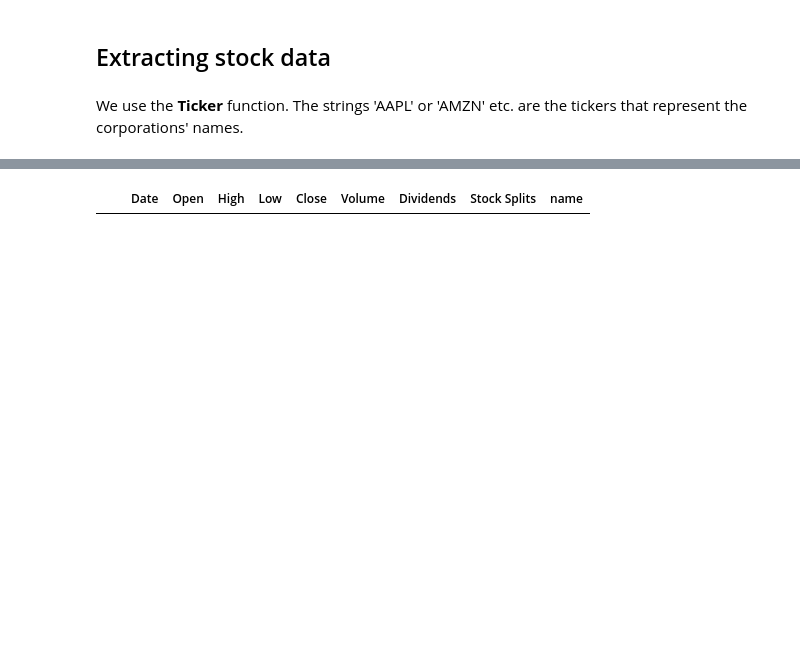
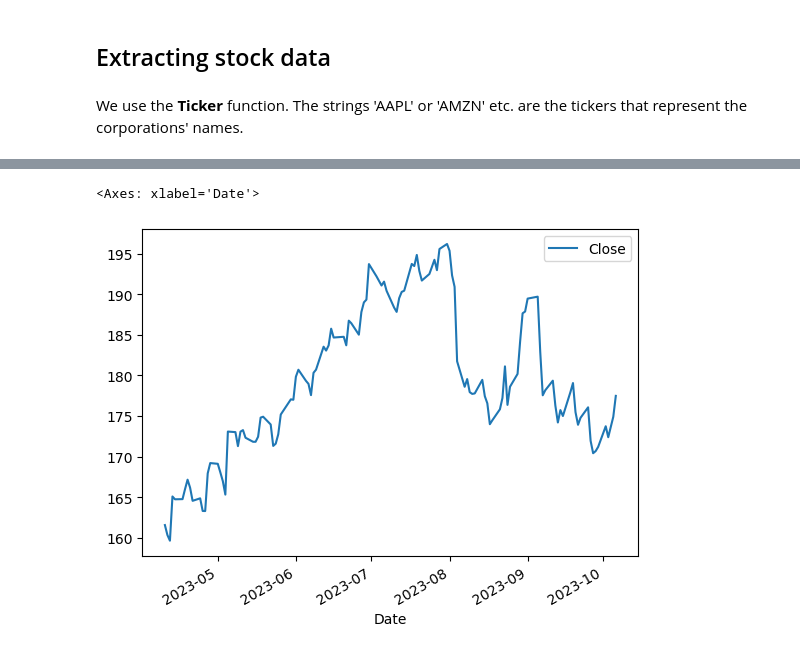
Before and after one commit to EdgarPoeAllan/Stock-prices, a Jupyter notebook: Stock--prices.ipynb, the cells around one changed output, grey strips where cells are left out. Saved outputs shown, nothing was run; the diff lists cells and outputs as text; code cells hidden in the pictures; blank space fills up the shorter version.

```diff
--- a/Stock--prices.ipynb
+++ b/Stock--prices.ipynb
@@ -151,4 +23,22 @@ comb.head()
-# %%
-comb[(comb.Dividends>0) & (comb.name=='amzn')]
-# %% [output]
-|  |  | Date | Open | High | Low | Close | Volume | Dividends | Stock Splits | name |
+# %%
+def cprice(ticker, yrs):
+    stock = yf.Ticker(ticker)
+    df_stock = stock.history(period = yrs)
+    df_stock.reset_index(inplace=True)
+    return df_stock
+def cplot(df):
+    p = df.plot(x='Date',y='Close')
+    return p
+
+def closing(ticker):
+    stock = yf.Ticker(ticker)
+    df_stock = stock.history(period = '6mo')
+    df_stock.reset_index(inplace=True)
+    p = df_stock.plot(x='Date',y='Close')
+    return p
+# %%
+a = cprice('AAPL','6mo')
+cplot(a)
+# %% [output]
+<Axes: xlabel='Date'>
+[figure, added]
```
Also changed, not shown: parts of 20 cells of this notebook.
